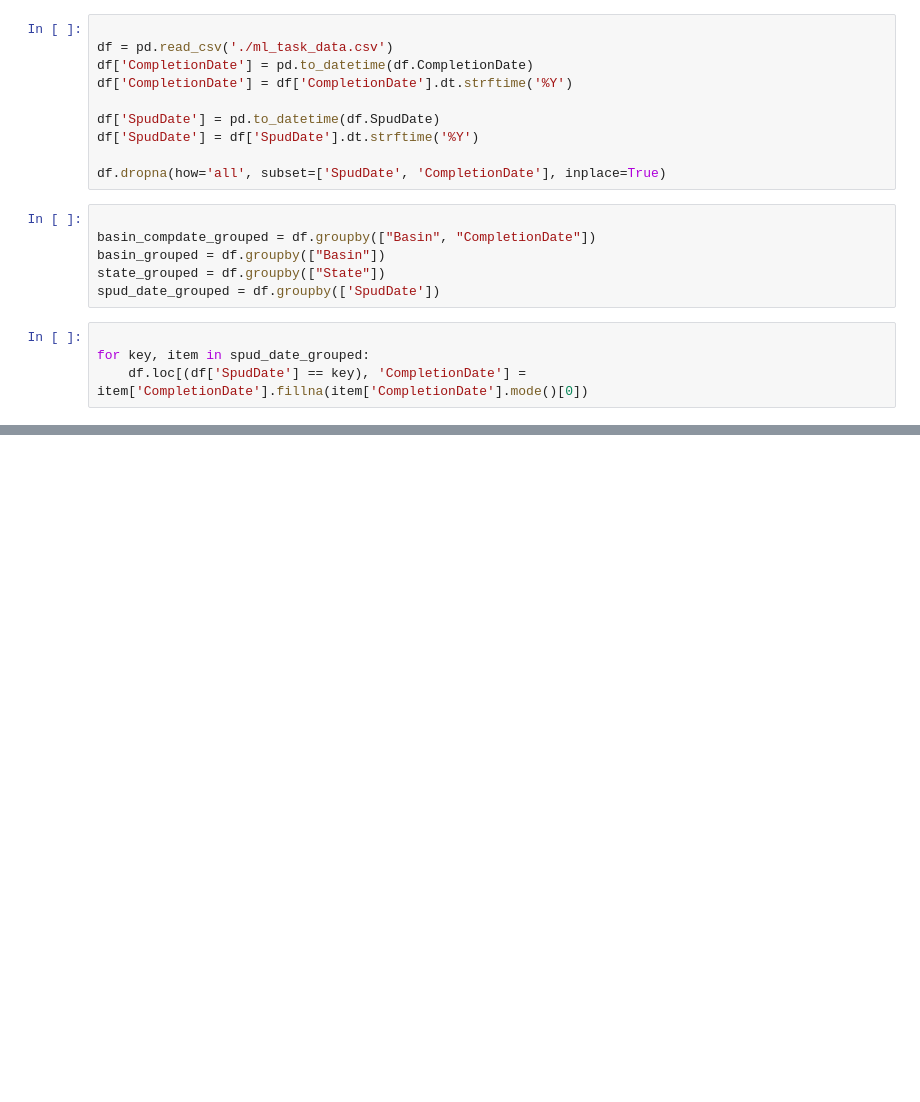
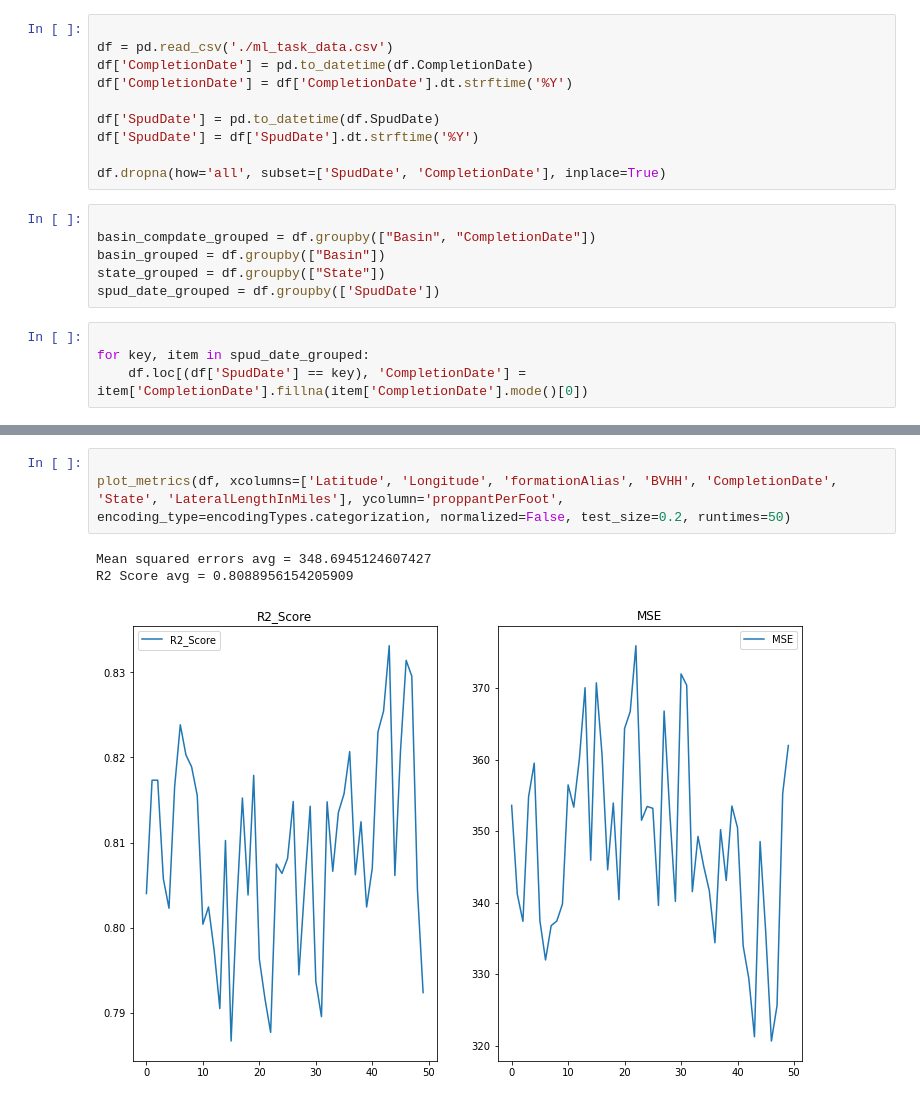
Before and after one commit to mohdos/rai_ds_ml, a Jupyter notebook: testNote.ipynb, the cells around one changed output, grey strips where cells are left out. Drawn from its saved outputs; the diff is of its cells as text; blank space fills up the shorter version.

```diff
--- a/testNote.ipynb
+++ b/testNote.ipynb
@@ -140,0 +172,7 @@ dtype: int64
+# %%
+
+plot_metrics(df, xcolumns=['Latitude', 'Longitude', 'formationAlias', 'BVHH', 'CompletionDate', 'State', 'LateralLengthInMiles'], ycolumn='proppantPerFoot', encoding_type=encodingTypes.categorization, normalized=False, test_size=0.2, runtimes=50)
+# %% [output]
+Mean squared errors avg = 348.6945124607427
+R2 Score avg = 0.8088956154205909
+[figure, added]
```
Also changed, not shown: parts of 24 cells of this notebook, 2 other files.
